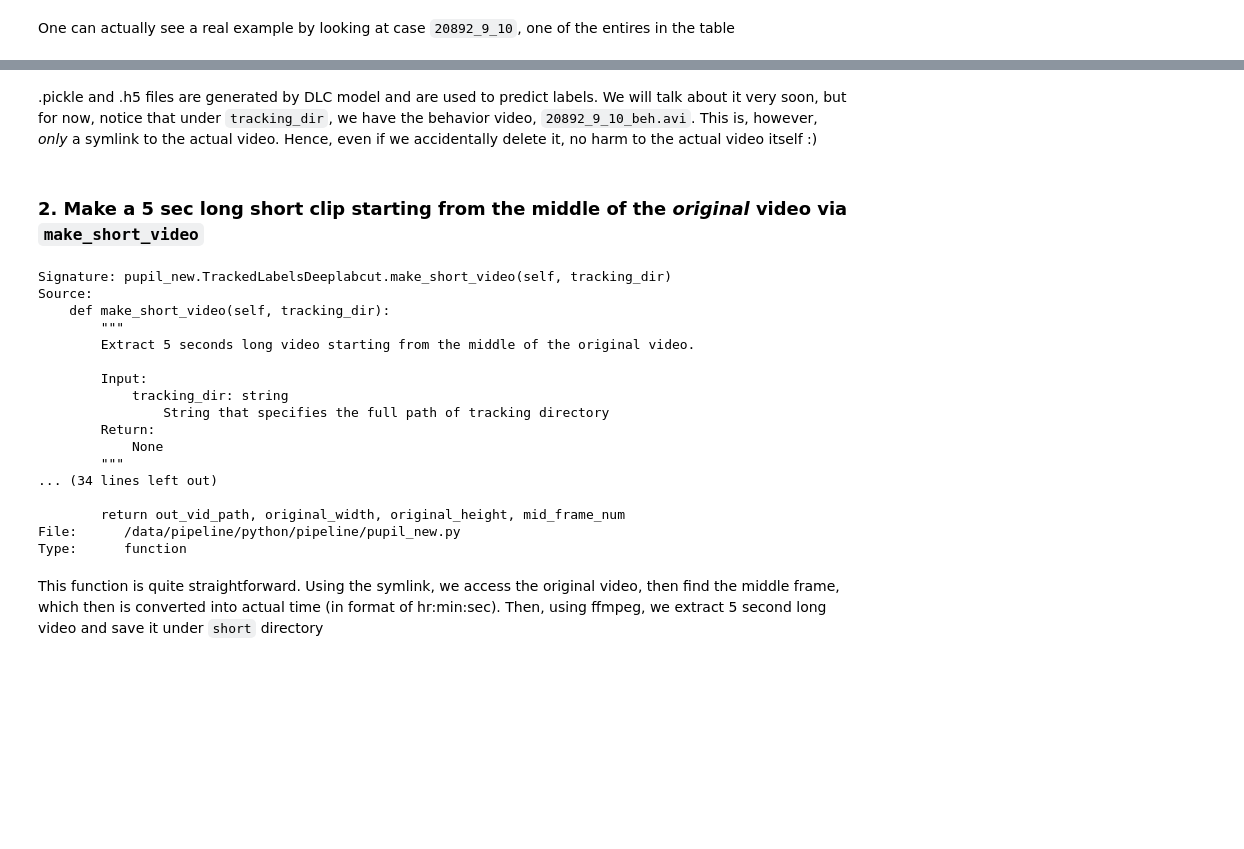
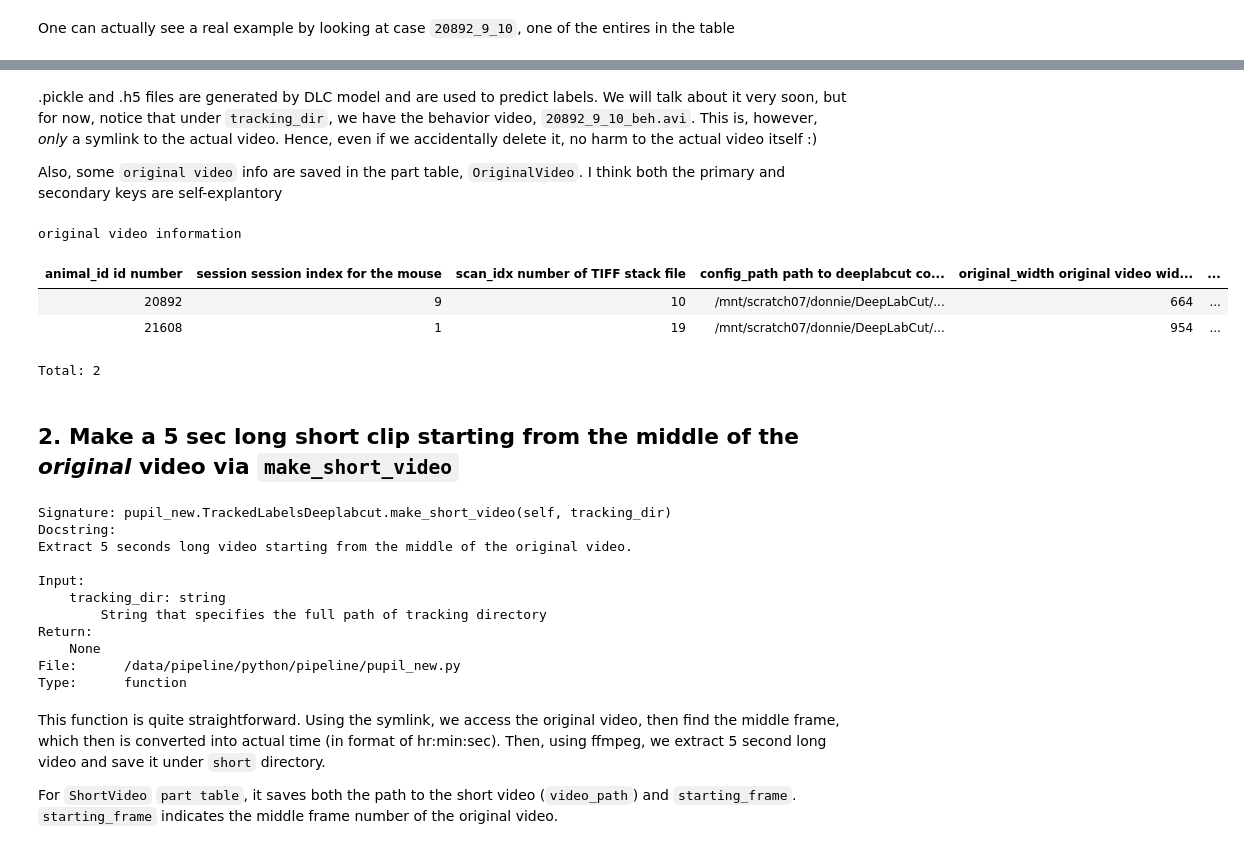
Before and after one commit to cajal/pipeline, a Jupyter notebook: python/example/pupil_new_detailed_explanation.ipynb, the cells around one changed output, grey strips where cells are left out. Drawn from its saved outputs; the diff is of its cells as text; code cells hidden in the pictures; blank space fills up the shorter version.

```diff
--- a/python/example/pupil_new_detailed_explanation.ipynb
+++ b/python/example/pupil_new_detailed_explanation.ipynb
@@ -158,26 +168,32 @@ One can actually see a real example by looking at case `20892_9_10`, one of the
 # %% [markdown]
 .pickle and .h5 files are generated by DLC model and are used to predict labels. We will talk about it very soon, but for now, notice that under `tracking_dir`, we have the behavior video, `20892_9_10_beh.avi`. This is, however, _only_ a symlink to the actual video. Hence, even if we accidentally delete it, no harm to the actual video itself :)
+
+Also, some `original video` info are saved in the part table, `OriginalVideo`. I think both the primary and secondary keys are self-explantory
+# %%
+pupil_new.TrackedLabelsDeeplabcut.OriginalVideo()
+# %% [output]
+original video information
+| animal_id id number | session session index for the mouse | scan_idx number of TIFF stack file | config_path path to deeplabcut co... | original_width original video wid... | ... |
+| 20892 | 9 | 10 | /mnt/scratch07/donnie/DeepLabCut/... | 664 | ... |
+| 21608 | 1 | 19 | /mnt/scratch07/donnie/DeepLabCut/... | 954 | ... |
+Total: 2
 # %% [markdown]
-### 2. Make a 5 sec long short clip starting from the middle of the _original_ video via `make_short_video`
+## 2. Make a 5 sec long short clip starting from the middle of the _original_ video via `make_short_video`
 # %%
-pupil_new.TrackedLabelsDeeplabcut.make_short_video??
+pupil_new.TrackedLabelsDeeplabcut.make_short_video?
 # %% [output]
 Signature: pupil_new.TrackedLabelsDeeplabcut.make_short_video(self, tracking_dir)
-Source:
-    def make_short_video(self, tracking_dir):
-        """
-        Extract 5 seconds long video starting from the middle of the original video.
+Docstring:
+Extract 5 seconds long video starting from the middle of the original video.
 
-        Input:
-            tracking_dir: string
-                String that specifies the full path of tracking directory
-        Return:
-            None
-        """
-... (34 lines left out)
-
-        return out_vid_path, original_width, original_height, mid_frame_num
+Input:
+    tracking_dir: string
+        String that specifies the full path of tracking directory
+Return:
+    None
 File:      /data/pipeline/python/pipeline/pupil_new.py
 Type:      function
 # %% [markdown]
-This function is quite straightforward. Using the symlink, we access the original video, then find the middle frame, which then is converted into actual time (in format of hr:min:sec). Then, using ffmpeg, we extract 5 second long video and save it under `short` directory
+This function is quite straightforward. Using the symlink, we access the original video, then find the middle frame, which then is converted into actual time (in format of hr:min:sec). Then, using ffmpeg, we extract 5 second long video and save it under `short` directory.
+
+For `ShortVideo` `part table`, it saves both the path to the short video (`video_path`) and `starting_frame`. `starting_frame` indicates the middle frame number of the original video.
```
Also changed, not shown: parts of 37 cells of this notebook, 1 other file.
